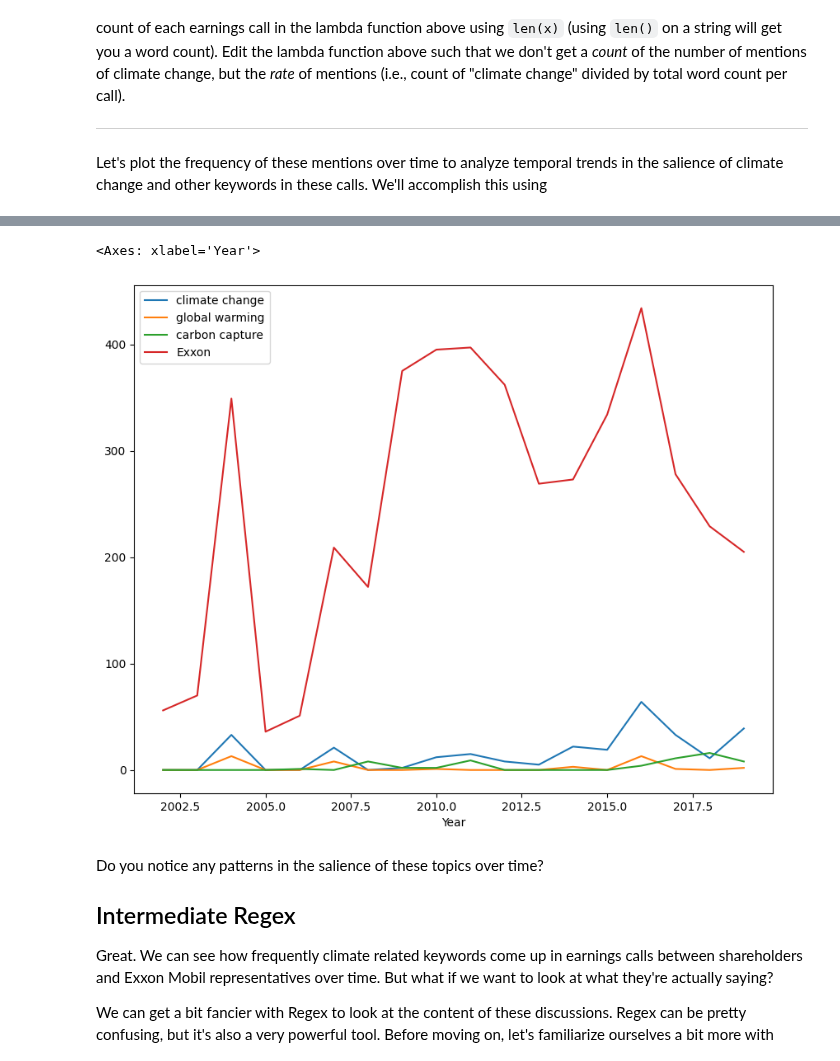
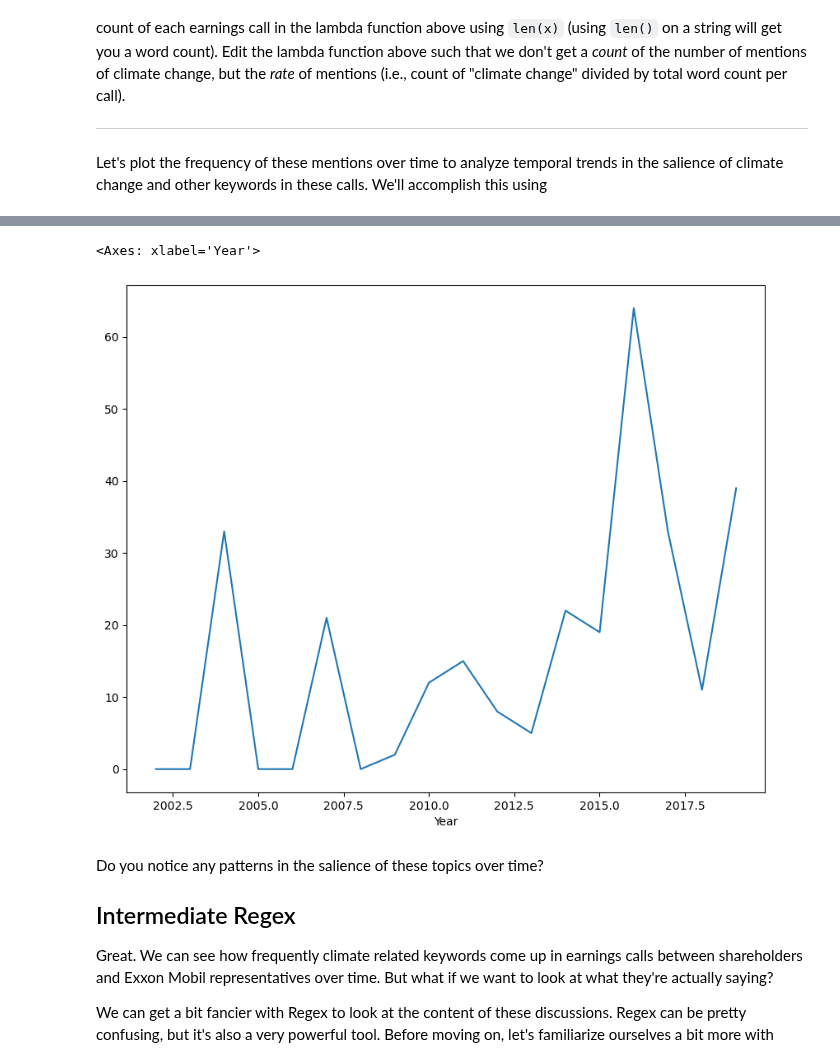
Before and after one commit to Zccarou/QM2, a Jupyter notebook: notebooks/W04. Natural Language Processing.ipynb, the cells around one changed output, grey strips where cells are left out. Cells and saved outputs as stored; diff of their text form; code cells hidden in the pictures.

```diff
--- a/notebooks/W04. Natural Language Processing.ipynb
+++ b/notebooks/W04. Natural Language Processing.ipynb
@@ -306,10 +300,3 @@ Advanced: Our current measure of the number of mentions of keywords might be bia
 
 
 Let's plot the frequency of these mentions over time to analyze temporal trends in the salience of climate change and other keywords in these calls. We'll accomplish this using
-# %%
-df['climate change']=df['Text'].apply(lambda x: len(re.findall(r'climate change', x, re.IGNORECASE)))
-df['global warming']=df['Text'].apply(lambda x: len(re.findall(r'global warming', x, re.IGNORECASE)))
-df['carbon capture']=df['Text'].apply(lambda x: len(re.findall(r'carbon capture', x, re.IGNORECASE)))
-df['Exxon']=df['Text'].apply(lambda x: len(re.findall(r'Exxon', x, re.IGNORECASE)))
-
-print(df[['Title','climate change','global warming','carbon capture','Exxon']])
@@ -334,16 +303,16 @@ print(df[['Title','climate change','global warming','carbon capture','Exxon']])
 # %%
 # extract the year from the date column
 df['Year']=df['Date'].dt.year
 
 # group the dataframe by year, calculating the sum of the "climate change" column
 # save it as a new dataframe called "yearly"
-yearly=df.groupby('Year')[['climate change', 'global warming','carbon capture','Exxon']].sum()
+yearly=df.groupby('Year')['climate change'].sum()
 
 # plot yearly
 yearly.plot()
 # %% [output]
 <Axes: xlabel='Year'>
-[figure, old version]
+[figure, new version]
 # %% [markdown]
 Do you notice any patterns in the salience of these topics over time?
 
```
Also changed, not shown: parts of 13 cells of this notebook.
